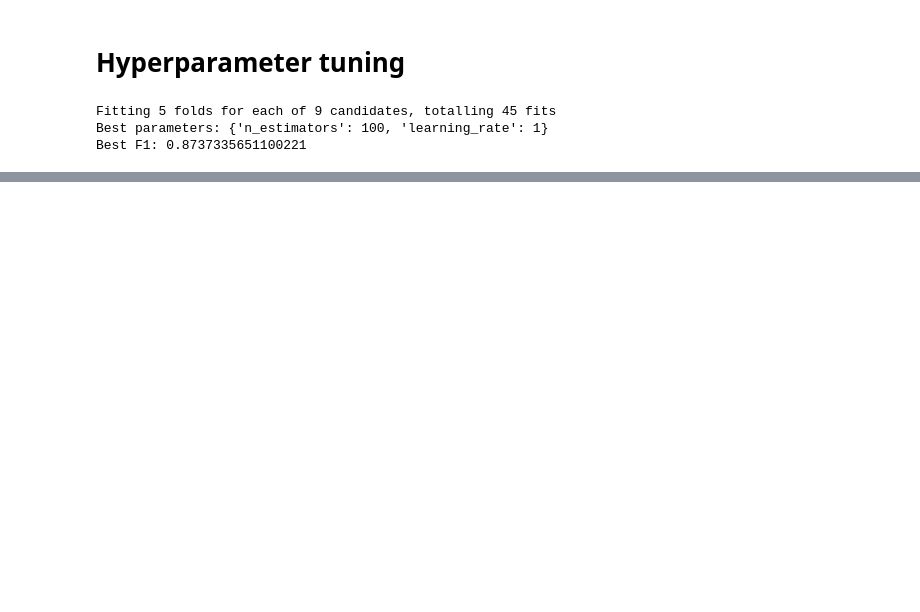
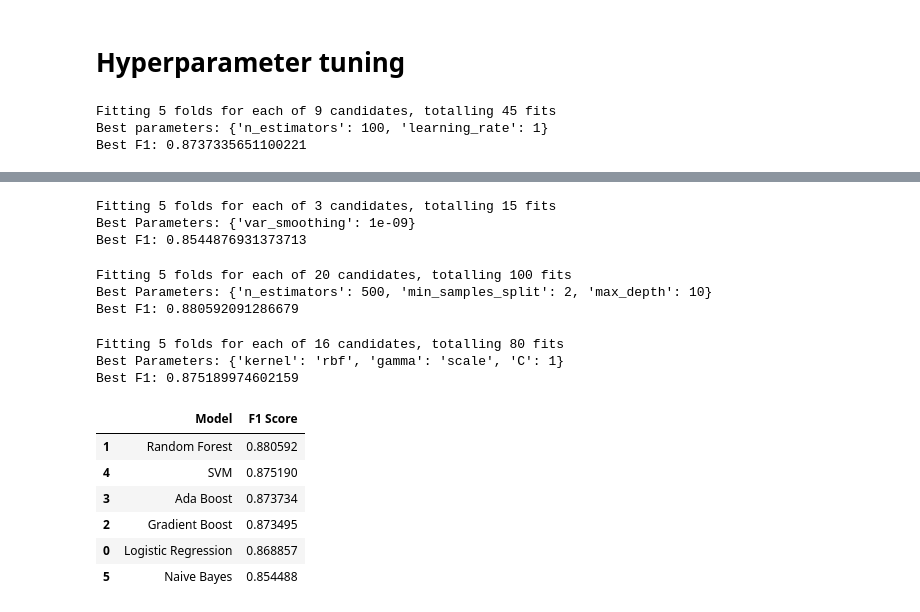
Before and after one commit to ashutoshkashyap04/Heart-disease-prediction, a Jupyter notebook: heart.ipynb, the cells around one changed output, grey strips where cells are left out. Drawn from its saved outputs; the diff is of its cells as text; code cells hidden in the pictures; blank space fills up the shorter version.

Commit message:
Final model evaluation and best model selection

```diff
--- a/heart.ipynb
+++ b/heart.ipynb
@@ -385,6 +419,84 @@ Best F1: 0.8737335651100221
 # %%
 # naive bayes
+
+best_nb, nb_params, nb_score = tune_model(
+    GaussianNB(),
+    {
+        "var_smoothing": [1e-9, 1e-8, 1e-7]
+    },
+    X_train,
+    y_train
+)
+print("Best Parameters:", nb_params)
+print("Best F1:", nb_score)
+# %% [output]
+Fitting 5 folds for each of 3 candidates, totalling 15 fits
+Best Parameters: {'var_smoothing': 1e-09}
+Best F1: 0.8544876931373713
 # %%
 # random forest
+
+best_rf, rf_params, rf_score = tune_model(
+    RandomForestClassifier(),
+    {
+        "n_estimators": [100, 200, 300, 500],
+        "max_depth": [3, 5, 10, None],
+        "min_samples_split": [2, 5, 10]
+    },
+    X_train,
+    y_train
+)
+
+print("Best Parameters:", rf_params)
+print("Best F1:", rf_score)
+# %% [output]
+Fitting 5 folds for each of 20 candidates, totalling 100 fits
+Best Parameters: {'n_estimators': 500, 'min_samples_split': 2, 'max_depth': 10}
+Best F1: 0.880592091286679
 # %%
 # SVM
+
+best_svm, svm_params, svm_score = tune_model(
+    SVC(probability= True),
+    {
+        "C": [0.1, 1, 10, 100],
+        "kernel": ["linear", "rbf"],
+        "gamma": ['scale', 'auto']
+    },
+    X_train,
+    y_train
+)
+
+print("Best Parameters:", svm_params)
+print("Best F1:", svm_score)
+# %% [output]
+Fitting 5 folds for each of 16 candidates, totalling 80 fits
+Best Parameters: {'kernel': 'rbf', 'gamma': 'scale', 'C': 1}
+Best F1: 0.875189974602159
+# %%
+# Comparing the F1 score of all models to extract best 3 models
+
+results = {
+    "Logistic Regression": lr_score,
+    "Random Forest": rf_score,
+    "Gradient Boost": gb_score,
+    "Ada Boost": ada_score,
+    "SVM": svm_score,
+    "Naive Bayes": nb_score
+
+}
+
+results_df = pd.DataFrame(
+    list(results.items()),
+    columns = ['Model', 'F1 Score']
+).sort_values(by = 'F1 Score', ascending= False)
+
+results_df
+# %% [output]
+|  | Model | F1 Score |
+| 1 | Random Forest | 0.880592 |
+| 4 | SVM | 0.875190 |
+| 3 | Ada Boost | 0.873734 |
+| 2 | Gradient Boost | 0.873495 |
+| 0 | Logistic Regression | 0.868857 |
+| 5 | Naive Bayes | 0.854488 |
```
Also changed, not shown: parts of 13 cells of this notebook.
